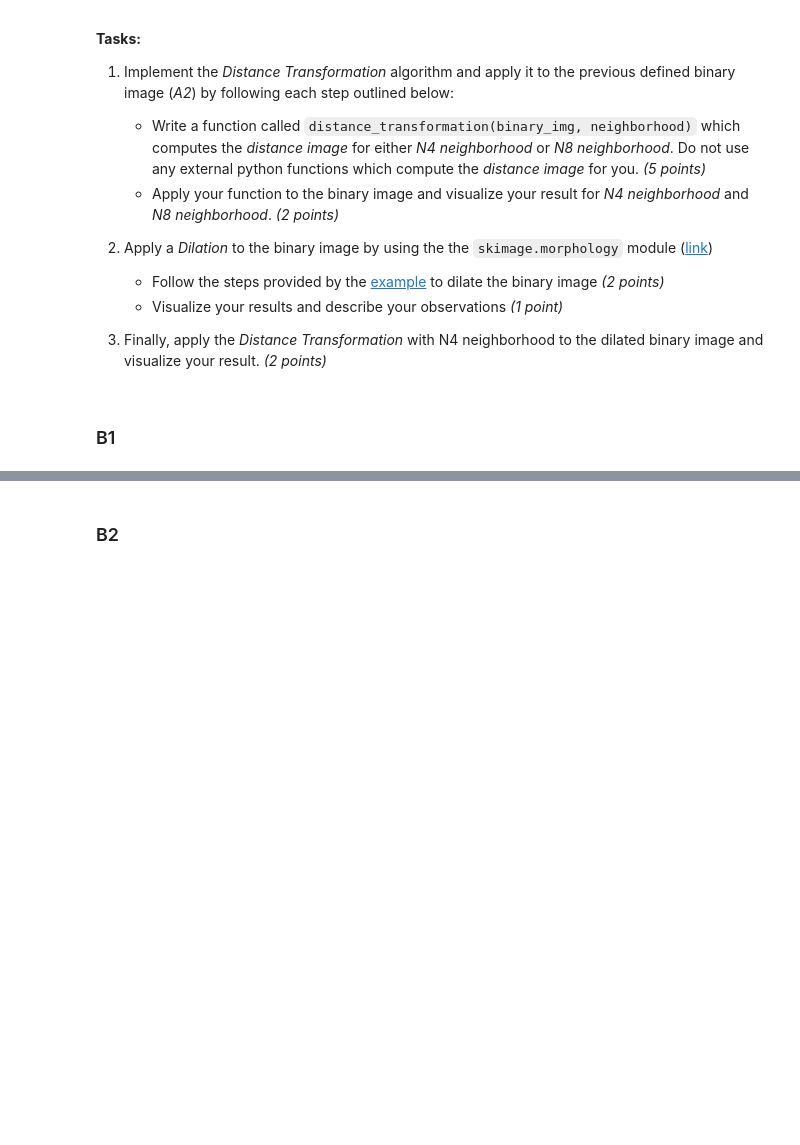
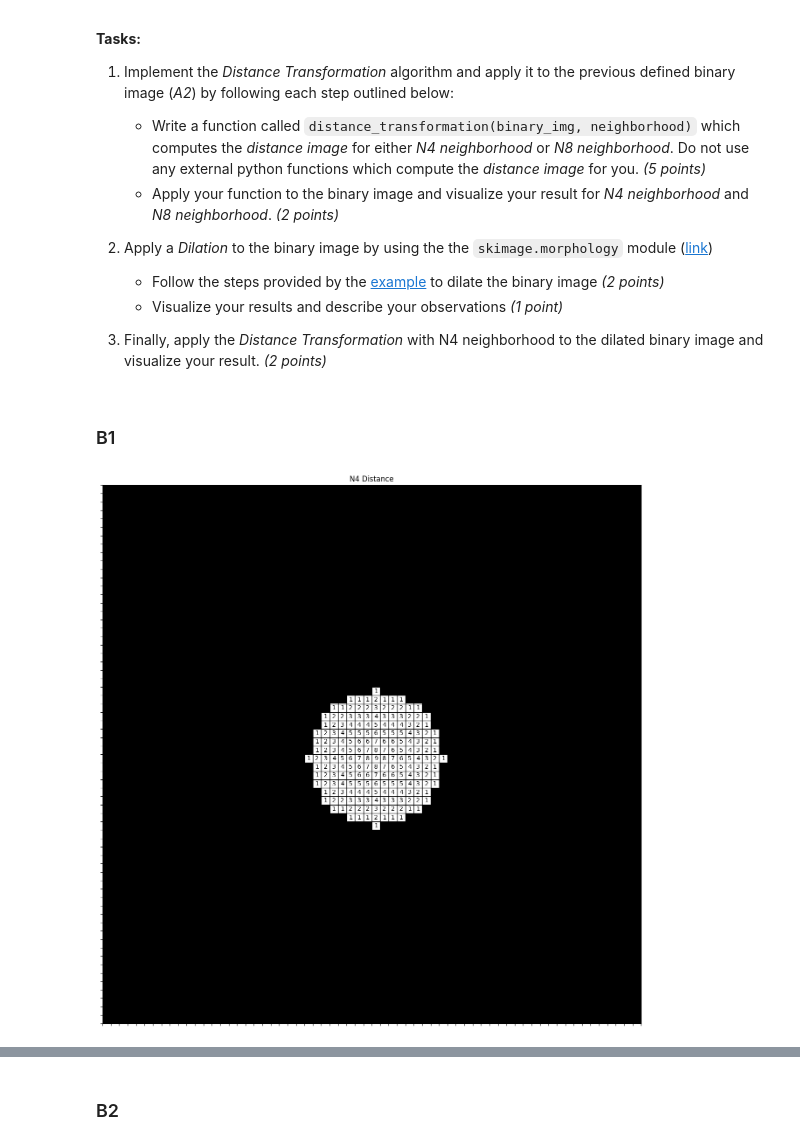
Before and after one commit to ArturKosma/Learning, a Jupyter notebook: jupyter/photogrammetry/photogrammetry_exercise_04.ipynb, the cells around one changed output, grey strips where cells are left out. Saved outputs shown, nothing was run; the diff lists cells and outputs as text; code cells hidden in the pictures; blank space fills up the shorter version.

Commit message:
working on ex4, added distance map calc

```diff
--- a/jupyter/photogrammetry/photogrammetry_exercise_04.ipynb
+++ b/jupyter/photogrammetry/photogrammetry_exercise_04.ipynb
@@ -80,7 +80,7 @@ plt.plot()
 # %%
 # Write a function called connected_components(binary_img, neighborhood)
 
-def getNeighbors(binary_image: np.ndarray, i: int, j: int, neighborhood_mode: bool, direction: bool) -> np.ndarray:
+def getNeighbors(binary_image: np.ndarray, i: int, j: int, neighborhood_mode: bool, direction: bool, allow_empty: bool) -> np.ndarray:
     '''
     Finds all neighbors for pixel [i, j] on a given binary image, given N4 or N8 mode, given the direction.
 
@@ -90,6 +90,7 @@ def getNeighbors(binary_image: np.ndarray, i: int, j: int, neighborhood_mode: bo
     - j (int): Column.
     - neighborhood_mode (bool): 0 = N4, 1 = N8.
     - direction (bool): 0 = Upper left to bottom right, 1 = Bottom right to upper left.
+    - allow_empty (bool): Allows for empty pixels to be considered neighbors.
 
     Returns:
     - np.ndarray: Array of tuples representing all valid neighbors for a given pixel.
@@ -101,12 +102,12 @@ def getNeighbors(binary_image: np.ndarray, i: int, j: int, neighborhood_mode: bo
 
     # Add diagonals based on neighborhood mode.
     if neighborhood_mode:
-        directions.extend([(-1, -1), (-1, 1)] if direction == 0 else [(1, -1), (1, -1)])
+        directions.extend([(-1, -1), (-1, 1)] if direction == 0 else [(1, -1), (1, 1)])
 
-    # Go through directions, look out for bounds and ignore empty pixels.
+    # Go through directions, look out for bounds.
     for di, dj in directions:
         ni, nj = i + di, j + dj
-        if 0 <= ni < binary_image.shape[0] and 0 <= nj < binary_image.shape[1] and binary_image[ni, nj] != 0:
+        if 0 <= ni < binary_image.shape[0] and 0 <= nj < binary_image.shape[1] and (allow_empty or binary_image[ni, nj] != 0):
             neighbors.append((ni, nj))
 
     return np.array(neighbors, dtype=int)
@@ -128,7 +129,7 @@ def getLabeledNeighbors(neighborhood_mask: np.ndarray, i: int, j: int, neighborh
     neighbors = np.array([], dtype=int)
 
     # Get the unlabeled neighbors.
-    unlabeled_neighbors = getNeighbors(neighborhood_mask, i, j, neighborhood_mode, 0)
+    unlabeled_neighbors = getNeighbors(neighborhood_mask, i, j, neighborhood_mode, 0, 0)
 
     # Find labels in neighborhood_mask for the found unlabeled neighbors.
     if np.size(unlabeled_neighbors) > 0:
@@ -344,0 +379,24 @@ In the lecture your discussed *Morphological Operators* to expand and shrink the
+# %%
+# Compute the distance matrix with N4 Neighborhood and visualize your result
+n4_distance = distance_transformation(binary_image, 0)
+
+fig, ax = plt.subplots(figsize=(16,16))
+ax.imshow(binary_image, cmap='gray')
+
+ax.set_xticks(np.arange(-0.5, n4_distance.shape[1], 1), minor=False)
+ax.set_yticks(np.arange(-0.5, n4_distance.shape[0], 1), minor=False)
+ax.grid(which='major', linestyle='-', linewidth=1, color='black')
+ax.set_xticklabels([])
+ax.set_yticklabels([])
+
+for i in range(n4_distance.shape[0]):
+    for j in range(n4_distance.shape[1]):
+        value = n4_distance[i, j]
+
+        if value > 0:
+            ax.text(j, i, str(value), color='k', fontsize=10, ha='center', va='center')
+
+plt.title('N4 Distance')
+plt.show()
+# %% [output]
+[figure, added]
```
Also changed, not shown: parts of 6 cells of this notebook.
